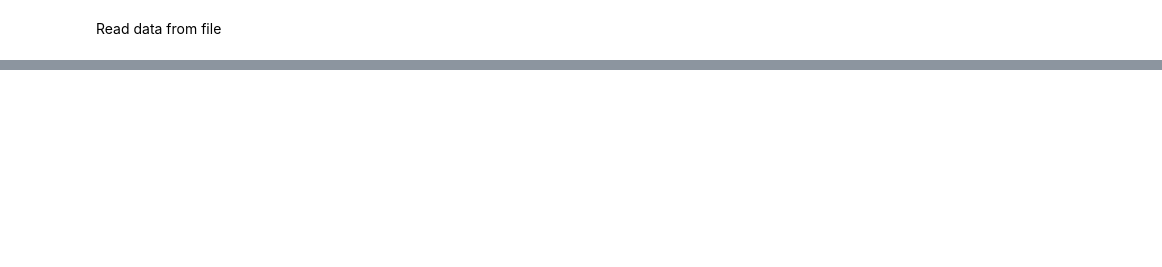
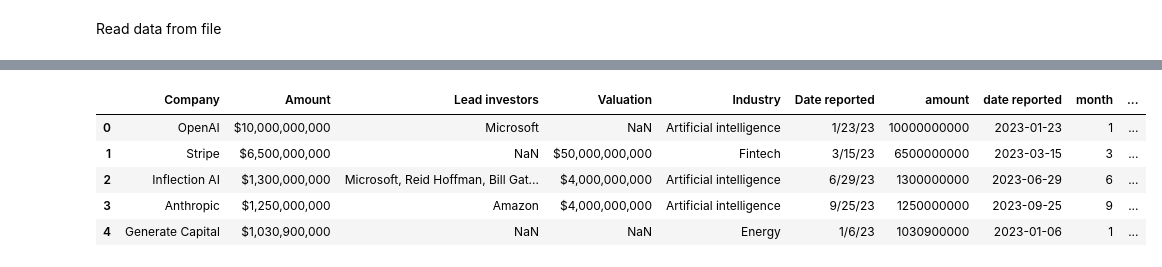
Before and after one commit to Cogabi/Largest-US-Venture-Funding-Deals-Of-2023, a Jupyter notebook: Analysis.ipynb, the cells around one changed output, grey strips where cells are left out. Saved outputs shown, nothing was run; the diff lists cells and outputs as text; code cells hidden in the pictures; blank space fills up the shorter version.

```diff
--- a/Analysis.ipynb
+++ b/Analysis.ipynb
@@ -41,0 +43,14 @@ Name: date reported, dtype: int64
+# %%
+df['amount'] = df['Amount'].str.replace('[$,]', '', regex=True).astype(np.int64)
+df['date reported'] = pd.to_datetime(df['Date reported'], format='%m/%d/%y')
+df['month'] = df['date reported'].dt.month
+df['day of year'] = df['date reported'].dt.dayofyear
+df['month name'] = df['date reported'].dt.month_name()
+df.head()
+# %% [output]
+|  | Company | Amount | Lead investors | Valuation | Industry | Date reported | amount | date reported | month | ... |
+| 0 | OpenAI | $10,000,000,000 | Microsoft | NaN | Artificial intelligence | 1/23/23 | 10000000000 | 2023-01-23 | 1 | ... |
+| 1 | Stripe | $6,500,000,000 | NaN | $50,000,000,000 | Fintech | 3/15/23 | 6500000000 | 2023-03-15 | 3 | ... |
+| 2 | Inflection AI | $1,300,000,000 | Microsoft, Reid Hoffman, Bill Gat... | $4,000,000,000 | Artificial intelligence | 6/29/23 | 1300000000 | 2023-06-29 | 6 | ... |
+| 3 | Anthropic | $1,250,000,000 | Amazon | $4,000,000,000 | Artificial intelligence | 9/25/23 | 1250000000 | 2023-09-25 | 9 | ... |
+| 4 | Generate Capital | $1,030,900,000 | NaN | NaN | Energy | 1/6/23 | 1030900000 | 2023-01-06 | 1 | ... |
```
Also changed, not shown: parts of 9 cells of this notebook.
